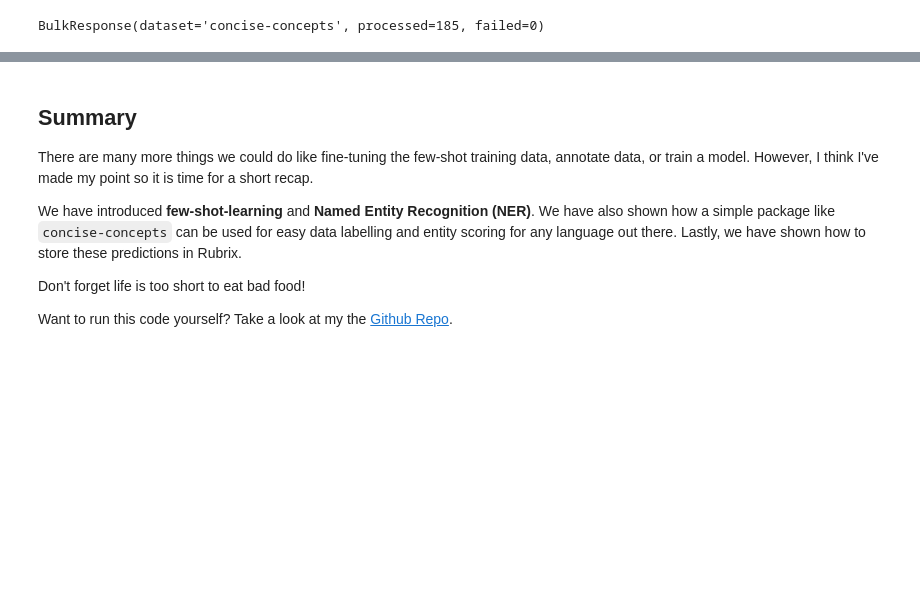
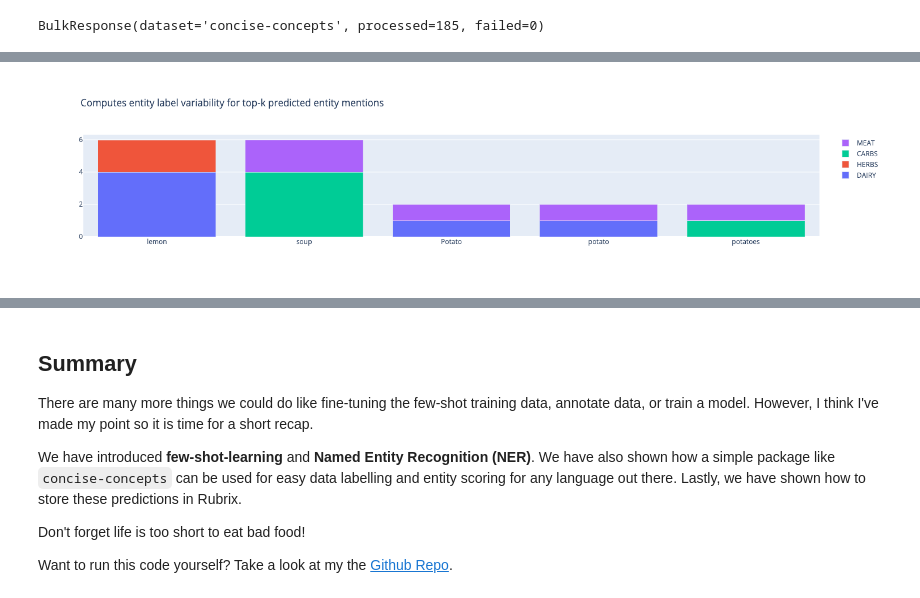
Before and after one commit to maxdata/rubrix-blogs, a Jupyter notebook: concise-concepts.ipynb, the cells around one changed output, grey strips where cells are left out. Cells and saved outputs as stored; diff of their text form; code cells hidden in the pictures; blank space fills up the shorter version.

Commit message:
updated version of concise-concepts with annotation

```diff
--- a/concise-concepts.ipynb
+++ b/concise-concepts.ipynb
@@ -159,0 +165,6 @@ We can now go to [http://localhost:6900/](http://localhost:6900/), look at the r
+# %%
+from rubrix.metrics.token_classification import entity_consistency
+
+entity_consistency("concise-concepts").visualize()
+# %% [output]
+[figure, added]
```
Also changed, not shown: parts of 12 cells of this notebook, 2 other files.
